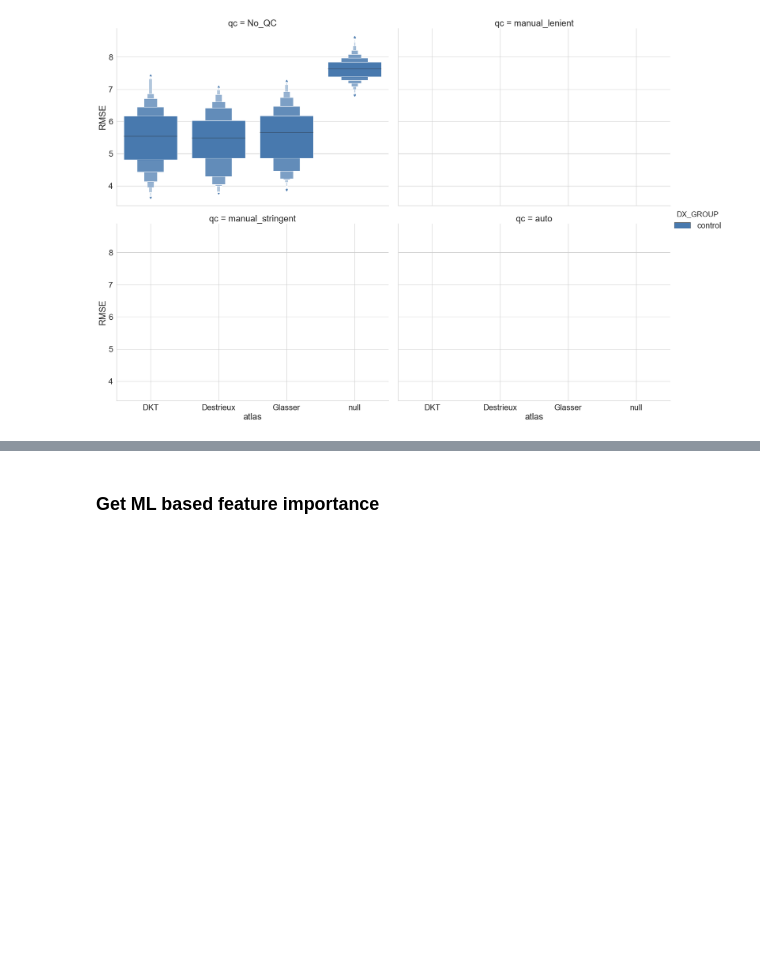
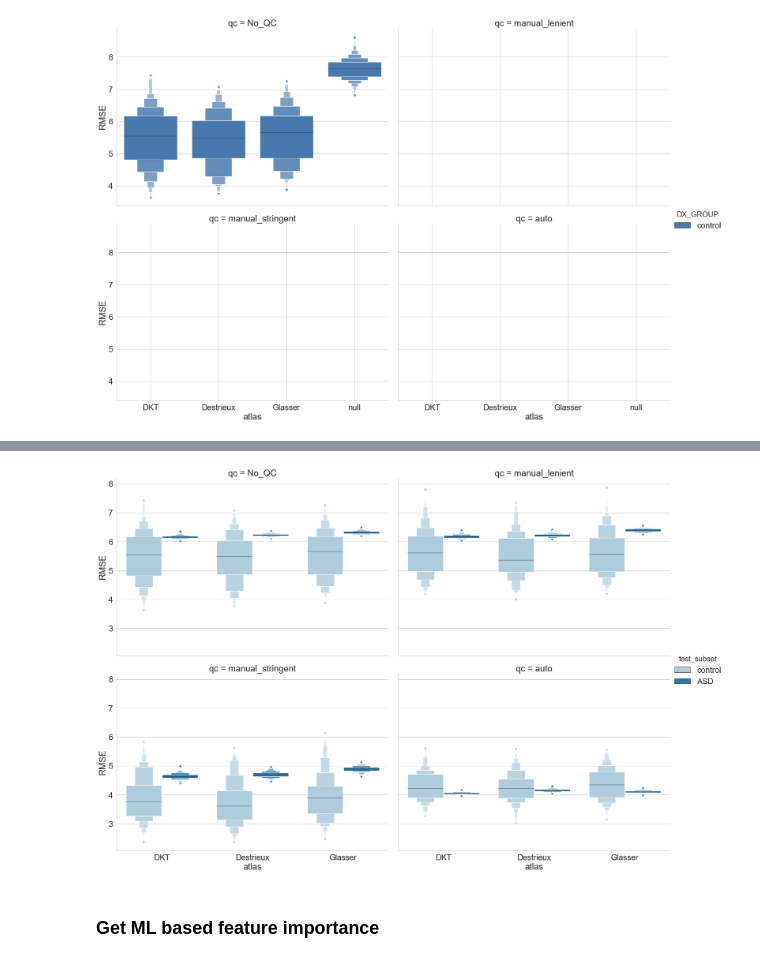
Before and after one commit to neurodatascience/compare-surf-tools, a Jupyter notebook: notebooks/run_atlas_comparisons.ipynb, the cells around one changed output, grey strips where cells are left out. Drawn from its saved outputs; the diff is of its cells as text; code cells hidden in the pictures; blank space fills up the shorter version.

```diff
--- a/notebooks/run_atlas_comparisons.ipynb
+++ b/notebooks/run_atlas_comparisons.ipynb
@@ -58,6 +60,9 @@ glass_outlier_file = qc_dir + 'auto/atlas/glas_outlier_data.csv'
 atlas_list = ['DKTatlas','aparc.a2009s','aparc.Glasseratlas'] # DK, Destrieux. Glasser
 covar_list = ['SEX','AGE_AT_SCAN','DX_GROUP','SITE_ID']
 qc_list = ['No_QC','manual_lenient','manual_stringent','auto']
+
+# pipeline parameter label along which the variation is assessed
+data_label = 'atlas'
 # %% [markdown]
 ### Global Vars
 # %%
@@ -269,10 +202,3 @@ NameError: name 'parc1' is not defined
-# %%
-# Plot CCA transform correlations
-plot_df = sim_df_concat
-sns.set(font_scale=1)
-with sns.axes_style("whitegrid"):
-    g = sns.catplot(x='cca_corr',y='qc_type',hue='pair',palette='Set1',
-                data=plot_df,aspect=2,height=5,kind='strip')
 # %% [markdown]
 ### Compare ML performance
 # %%
@@ -340,18 +266,18 @@ for atlas in data_dict.keys():
                                                                            outcome_col,model_type,model,
                                                                            rank_features,compute_null,n_jobs=7)
 
-                ml_perf['atlas'] = np.tile(atlas,len(ml_perf))
+                ml_perf[data_label] = np.tile(atlas,len(ml_perf))
                 ml_perf['qc'] = np.tile(qc,len(ml_perf))
                 ml_perf['DX_GROUP'] = np.tile(dx_grp,len(ml_perf))
 
-                null_df['atlas'] = np.tile('null',len(null_df))
+                null_df[data_label] = np.tile('null',len(null_df))
                 null_df['qc'] = np.tile(qc,len(null_df))
                 null_df['DX_GROUP'] = np.tile(dx_grp,len(null_df))
 
                 ml_perf_concat = ml_perf_concat.append(ml_perf).append(null_df)
                 perf_pval_dict[atlas] = pvalue
 
-                feature_rank_df['atlas'] = np.tile(atlas,len(feature_rank_df))
+                feature_rank_df[data_label] = np.tile(atlas,len(feature_rank_df))
                 feature_rank_df['DX_GROUP'] = np.tile(dx_grp,len(feature_rank_df))
                 feature_rank_df['qc'] = np.tile(qc,len(feature_rank_df))
                 feature_rank_df_concat = feature_rank_df_concat.append(feature_rank_df)
@@ -368,8 +294,8 @@ for atlas in data_dict.keys():
                                                                        covar_cat_cols,outcome_col,model_type,model,
                                                                        rank_features,compute_null,n_jobs=7)
 
-            ml_perf['atlas'] = np.tile(atlas,len(ml_perf))
-            null_df['atlas'] = np.tile('null',len(null_df))
+            ml_perf[data_label] = np.tile(atlas,len(ml_perf))
+            null_df[data_label] = np.tile('null',len(null_df))
             ml_perf['qc'] = np.tile(qc,len(ml_perf))
             null_df['qc'] = np.tile(qc,len(null_df))
             ml_perf['DX_GROUP'] = np.tile(dx_grp,len(ml_perf))
@@ -426,13 +345,13 @@ if model_type.lower() == 'regression':
     sns.set(font_scale=2)
     with sns.axes_style("whitegrid"):
 
-        g = sns.catplot(y='RMSE',x='atlas',kind='boxen',hue='DX_GROUP', col='qc',col_order=col_order,col_wrap=2,
+        g = sns.catplot(y='RMSE',x=data_label,kind='boxen',hue='DX_GROUP', col='qc',col_order=col_order,col_wrap=2,
                         data=plot_df, legend=True,
                         order=x_order, palette=palette, height=8, aspect=1.4 )
         #plt.legend(loc='upper right')
 else:
     with sns.axes_style("white"):
-        g = sns.catplot(y='roc_auc',x='atlas', kind='boxen',data=plot_df,col='qc',col_order=col_order,
+        g = sns.catplot(y='roc_auc',x=data_label, kind='boxen',data=plot_df,col='qc',col_order=col_order,
                         order=x_order,palette=palette,height=20, aspect=1.1,legend=False)
 # %% [output]
 {'DKT': 0.009900990099009901, 'Destrieux': 0.009900990099009901, 'Glasser': 0.009900990099009901}
@@ -440,3 +440,20 @@ else:
+# %%
+plot_df = external_scores_concat_df.copy()
+col_order = qc_list
+x_order = external_scores_concat_df[data_label].unique()
+
+palette = 'Paired'
+sns.set(font_scale=2)
+
+if model_type.lower() == 'regression':
+    plot_df['RMSE'] = np.sqrt(plot_df['neg_mean_squared_error'])
+    plot_df['test_subset'] = plot_df['test_subset'].replace({'internal':'control', 'external':'ASD'})
+
+    with sns.axes_style("whitegrid"):
+        g = sns.catplot(y='RMSE',x=data_label, hue='test_subset', kind='boxen',col='qc',col_order=col_order,col_wrap=2,
+                        order=x_order,palette=palette,height=8, aspect=1.4,legend=True,data=plot_df)
+# %% [output]
+[figure, added]
 # %% [markdown]
 ### Get ML based feature importance
 # %%
```
Also changed, not shown: parts of 10 cells of this notebook, 4 other files.
